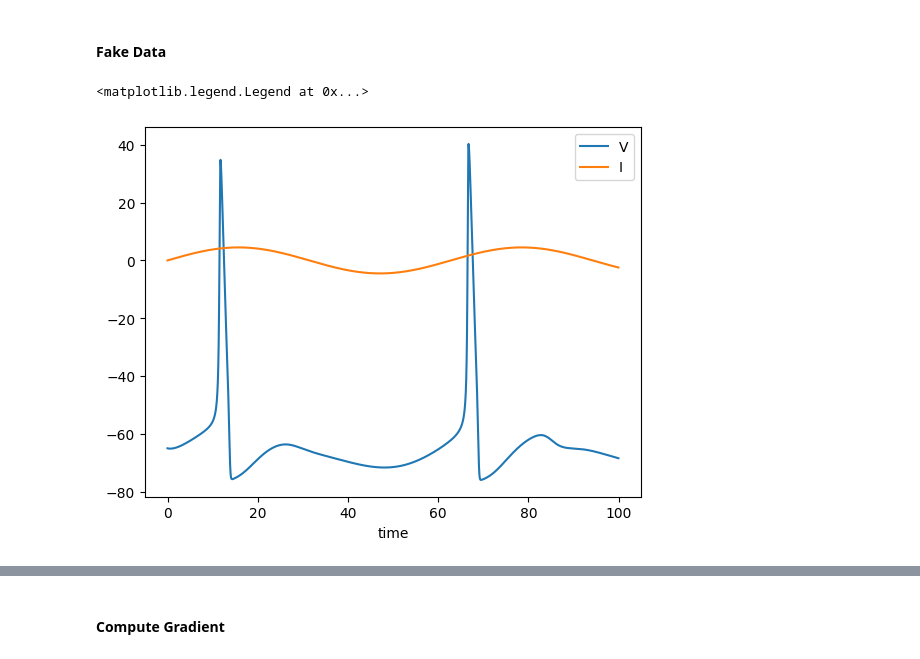
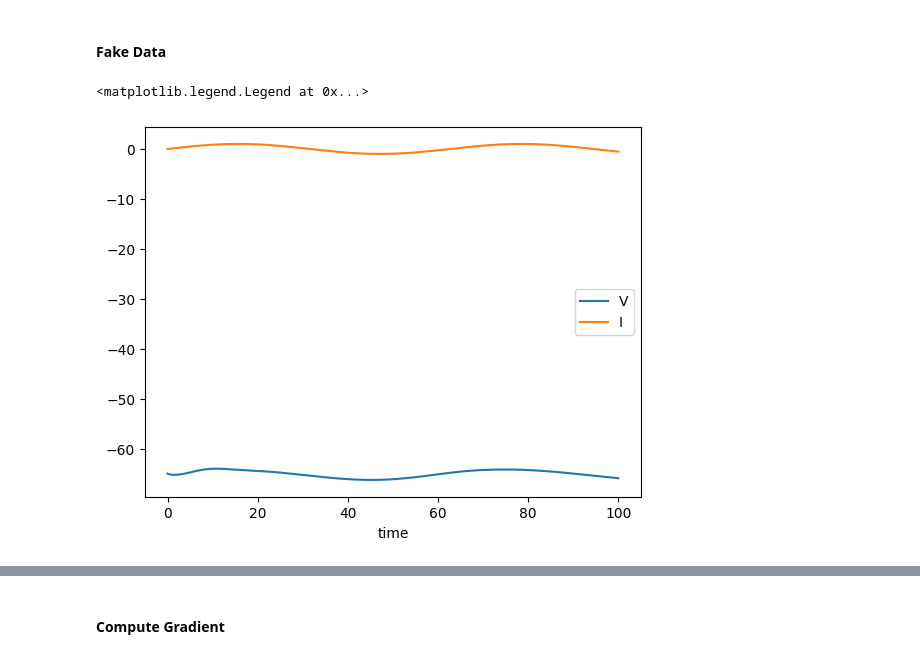
Before and after one commit to sepstein22/computational_brain, a Jupyter notebook: adjoint_soph.ipynb, the cells around one changed output, grey strips where cells are left out. Saved outputs shown, nothing was run; the diff lists cells and outputs as text; code cells hidden in the pictures.

```diff
--- a/adjoint_soph.ipynb
+++ b/adjoint_soph.ipynb
@@ -57,7 +81,7 @@ def hodgkin_huxley_eq(V, m, h, n, I_params, t):
     return dVdt, dmdt, dhdt, dndt
 
 # Define time parameters
-dt = 0.025  # Time step (ms)
+dt = 0.0125  # Time step (ms)
 t = np.arange(0, 100, dt)  # Time vector (ms)
 
 
@@ -96,22 +120,22 @@ def integrate_HH(V0, m, h, n, I_params, dt, t):
 # %%
 # run forward model to create fake data
 
 #A = 4.289
 #w = 0.1
 
-A = 4.5
+A = 1.0
 w = 0.1
 
 I_params = np.array([A, w])
 
 V_record = integrate_HH(V0, m, h, n, I_params, dt, t)
 
 I_stimulus = A*np.sin(w*t)
 
 plt.plot(t, V_record, label = 'V')
 plt.plot(t, I_stimulus, label = 'I')
 plt.xlabel('time')
 plt.legend()
 # %% [output]
 <matplotlib.legend.Legend at 0x...>
-[figure, old version]
+[figure, new version]
```
Also changed, not shown: parts of 20 cells of this notebook, 2 other files.
